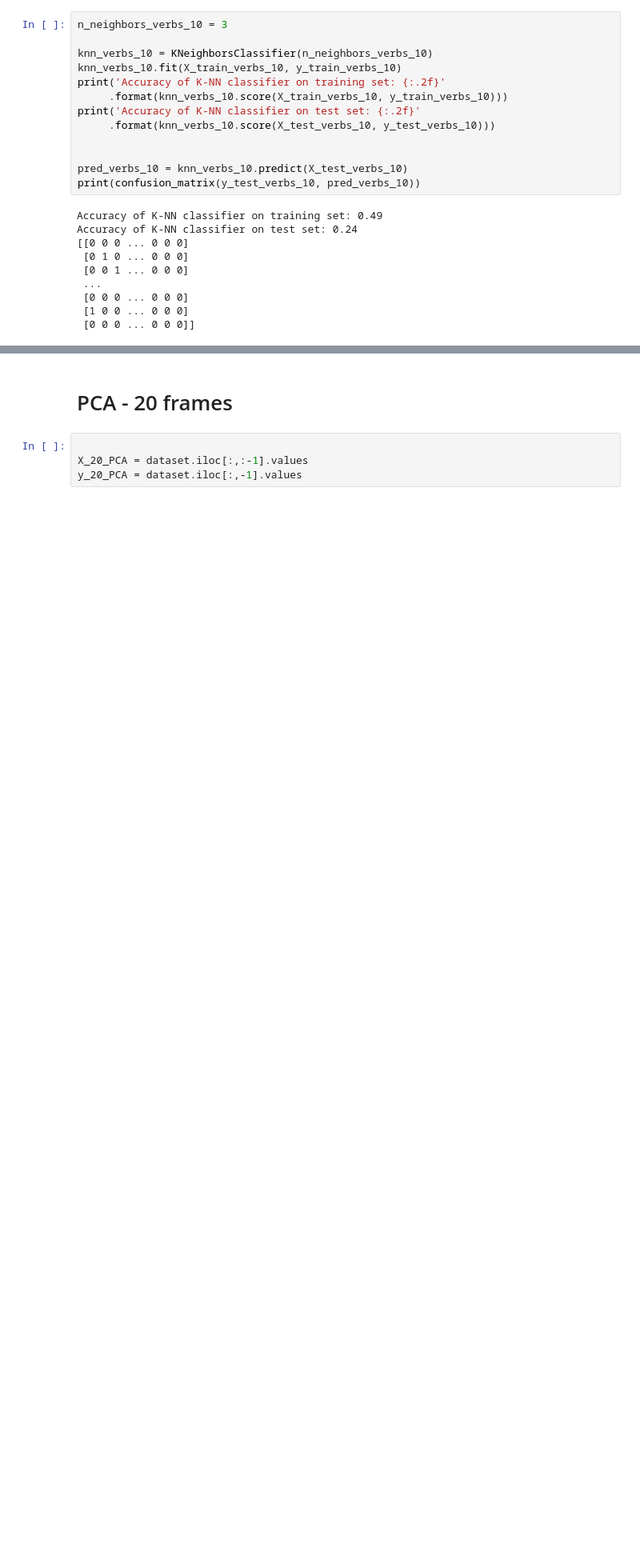
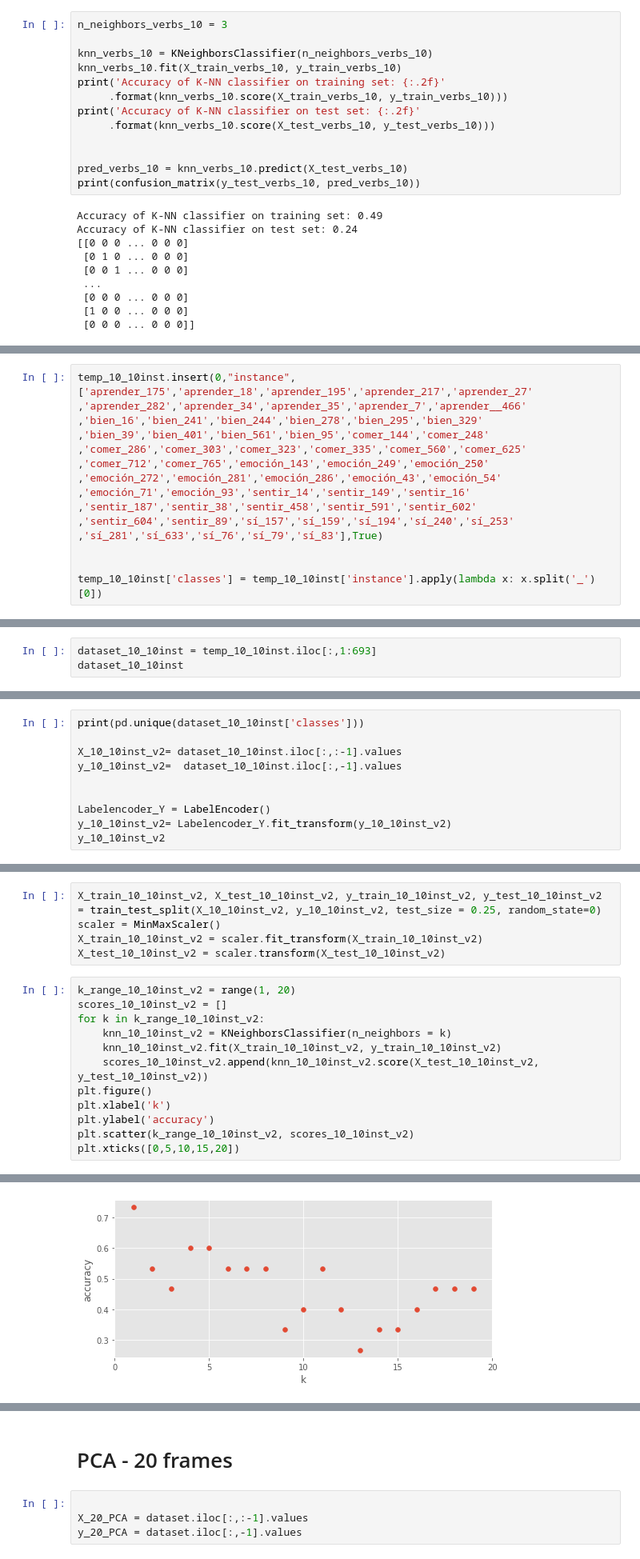
Before and after one commit to BrendaTafurA/PSL-GAN-ad521b837aa1cabd3bbc6e72459104d0ca7cb72a, a Jupyter notebook: new_analysis.ipynb, the cells around one changed output, grey strips where cells are left out. Shown at 80% size. Saved outputs shown, nothing was run; the diff lists cells and outputs as text; blank space fills up the shorter version.

```diff
--- a/new_analysis.ipynb
+++ b/new_analysis.ipynb
@@ -3235,0 +3578,15 @@ Accuracy of K-NN classifier on test set: 0.24
+# %%
+temp_10_10inst.insert(0,"instance",['aprender_175','aprender_18','aprender_195','aprender_217','aprender_27'
+,'aprender_282','aprender_34','aprender_35','aprender_7','aprender__466'
+,'bien_16','bien_241','bien_244','bien_278','bien_295','bien_329'
+,'bien_39','bien_401','bien_561','bien_95','comer_144','comer_248'
+,'comer_286','comer_303','comer_323','comer_335','comer_560','comer_625'
+,'comer_712','comer_765','emoción_143','emoción_249','emoción_250'
+,'emoción_272','emoción_281','emoción_286','emoción_43','emoción_54'
+,'emoción_71','emoción_93','sentir_14','sentir_149','sentir_16'
+,'sentir_187','sentir_38','sentir_458','sentir_591','sentir_602'
+,'sentir_604','sentir_89','sí_157','sí_159','sí_194','sí_240','sí_253'
+,'sí_281','sí_633','sí_76','sí_79','sí_83'],True)
+
+
+temp_10_10inst['classes'] = temp_10_10inst['instance'].apply(lambda x: x.split('_')[0])
@@ -3235,0 +3614,3 @@ Accuracy of K-NN classifier on test set: 0.24
+# %%
+dataset_10_10inst = temp_10_10inst.iloc[:,1:693]
+dataset_10_10inst
@@ -3235,0 +3636,10 @@ Accuracy of K-NN classifier on test set: 0.24
+# %%
+print(pd.unique(dataset_10_10inst['classes']))
+
+X_10_10inst_v2= dataset_10_10inst.iloc[:,:-1].values
+y_10_10inst_v2=  dataset_10_10inst.iloc[:,-1].values
+
+
+Labelencoder_Y = LabelEncoder()
+y_10_10inst_v2= Labelencoder_Y.fit_transform(y_10_10inst_v2)
+y_10_10inst_v2
@@ -3235,0 +3651,18 @@ Accuracy of K-NN classifier on test set: 0.24
+# %%
+X_train_10_10inst_v2, X_test_10_10inst_v2, y_train_10_10inst_v2, y_test_10_10inst_v2 = train_test_split(X_10_10inst_v2, y_10_10inst_v2, test_size = 0.25, random_state=0)
+scaler = MinMaxScaler()
+X_train_10_10inst_v2 = scaler.fit_transform(X_train_10_10inst_v2)
+X_test_10_10inst_v2 = scaler.transform(X_test_10_10inst_v2)
+# %%
+k_range_10_10inst_v2 = range(1, 20)
+scores_10_10inst_v2 = []
+for k in k_range_10_10inst_v2:
+    knn_10_10inst_v2 = KNeighborsClassifier(n_neighbors = k)
+    knn_10_10inst_v2.fit(X_train_10_10inst_v2, y_train_10_10inst_v2)
+    scores_10_10inst_v2.append(knn_10_10inst_v2.score(X_test_10_10inst_v2, y_test_10_10inst_v2))
+plt.figure()
+plt.xlabel('k')
+plt.ylabel('accuracy')
+plt.scatter(k_range_10_10inst_v2, scores_10_10inst_v2)
+plt.xticks([0,5,10,15,20])
+# %% [output]
@@ -3235,0 +3679 @@ Accuracy of K-NN classifier on test set: 0.24
+[figure, added]
```
Also changed, not shown: parts of 122 cells of this notebook, 7 other files.
